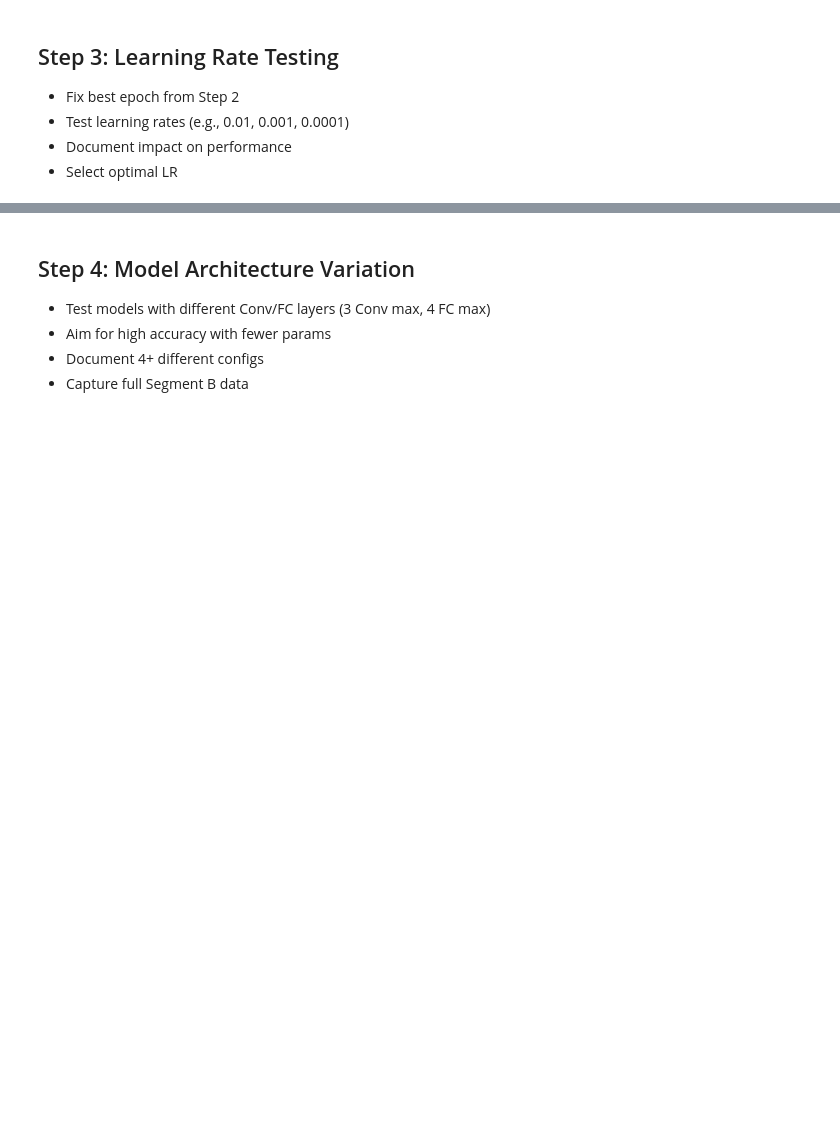
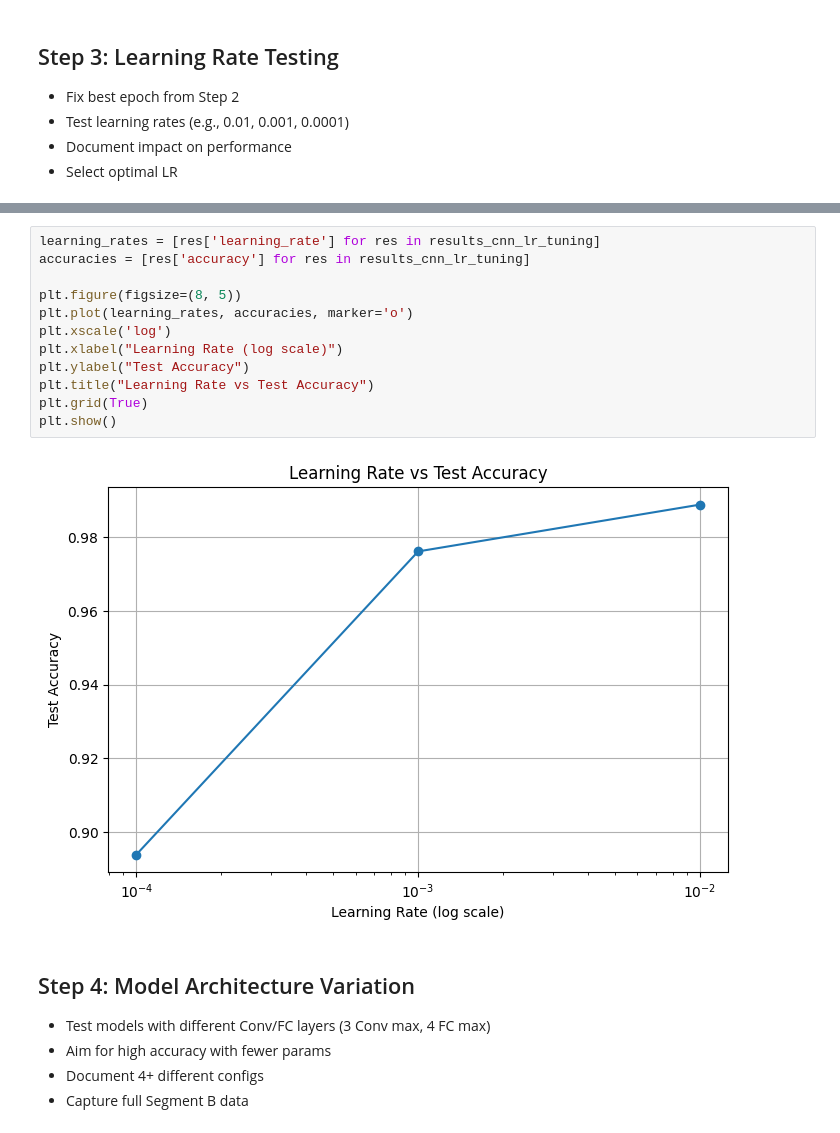
Before and after one commit to marwantosolve/Deep-Learning-Hyperparameter-Exploration-MNIST, a Jupyter notebook: Deep-Learning-Hyperparameter-Exploration-MNIST-Project.ipynb, the cells around one changed output, grey strips where cells are left out. Saved outputs shown, nothing was run; the diff lists cells and outputs as text; blank space fills up the shorter version.

```diff
--- a/Deep-Learning-Hyperparameter-Exploration-MNIST-Project.ipynb
+++ b/Deep-Learning-Hyperparameter-Exploration-MNIST-Project.ipynb
@@ -276,3 +468,17 @@ print(
+# %%
+learning_rates = [res['learning_rate'] for res in results_cnn_lr_tuning]
+accuracies = [res['accuracy'] for res in results_cnn_lr_tuning]
+
+plt.figure(figsize=(8, 5))
+plt.plot(learning_rates, accuracies, marker='o')
+plt.xscale('log')
+plt.xlabel("Learning Rate (log scale)")
+plt.ylabel("Test Accuracy")
+plt.title("Learning Rate vs Test Accuracy")
+plt.grid(True)
+plt.show()
+# %% [output]
+[figure, added]
 # %% [markdown]
 ## Step 4: Model Architecture Variation
 - Test models with different Conv/FC layers (3 Conv max, 4 FC max)
```
Also changed, not shown: parts of 32 cells of this notebook.
